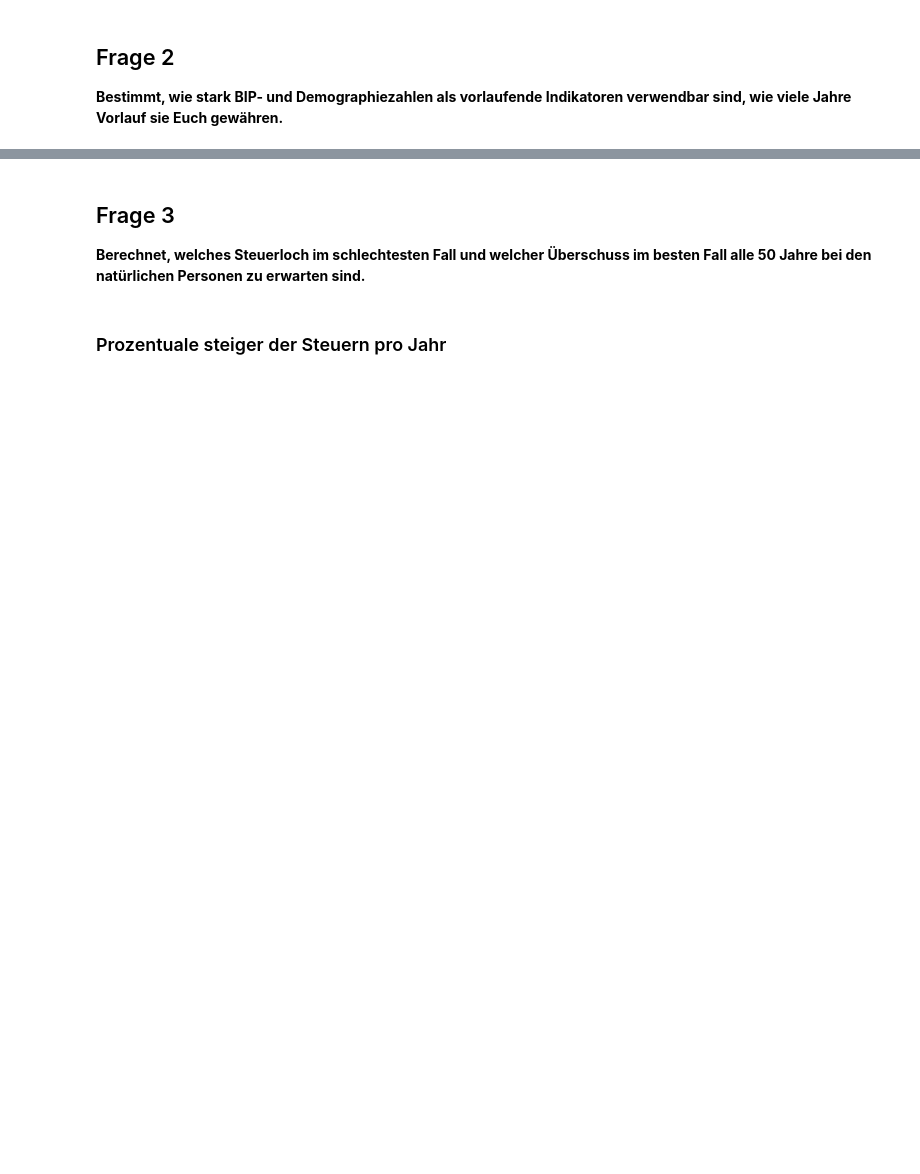
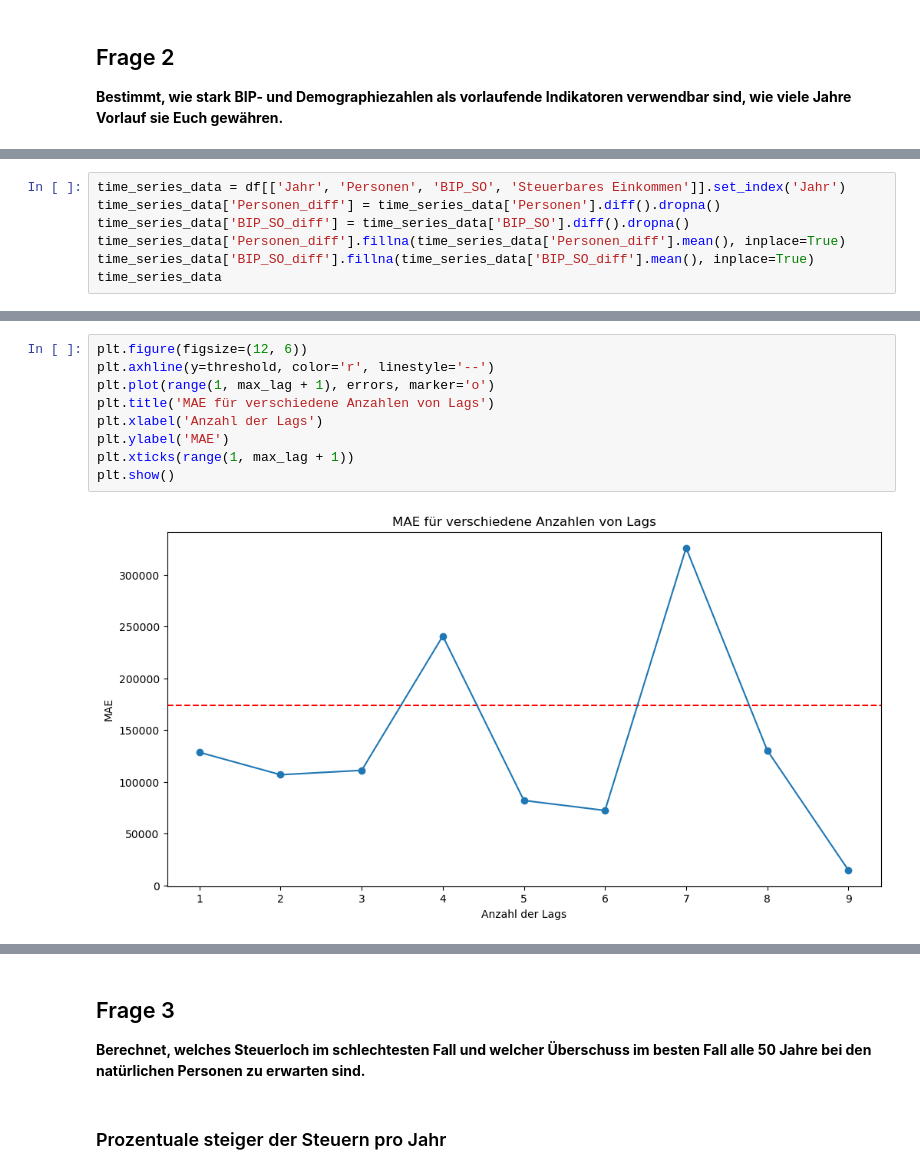
Before and after one commit to alexschillingfhnw/spz-omc, a Jupyter notebook: Notebooks/omc_sonnenberg.ipynb, the cells around one changed output, grey strips where cells are left out. Cells and saved outputs as stored; diff of their text form; blank space fills up the shorter version.

```diff
--- a/Notebooks/omc_sonnenberg.ipynb
+++ b/Notebooks/omc_sonnenberg.ipynb
@@ -515,0 +530,7 @@ Wir sehen dass auf einen 5 Jahres Lag das BIP_SO aussagekräftiger ist als die P
+# %%
+time_series_data = df[['Jahr', 'Personen', 'BIP_SO', 'Steuerbares Einkommen']].set_index('Jahr')
+time_series_data['Personen_diff'] = time_series_data['Personen'].diff().dropna()
+time_series_data['BIP_SO_diff'] = time_series_data['BIP_SO'].diff().dropna()
+time_series_data['Personen_diff'].fillna(time_series_data['Personen_diff'].mean(), inplace=True)
+time_series_data['BIP_SO_diff'].fillna(time_series_data['BIP_SO_diff'].mean(), inplace=True)
+time_series_data
@@ -515,0 +594,11 @@ Wir sehen dass auf einen 5 Jahres Lag das BIP_SO aussagekräftiger ist als die P
+# %%
+plt.figure(figsize=(12, 6))
+plt.axhline(y=threshold, color='r', linestyle='--')
+plt.plot(range(1, max_lag + 1), errors, marker='o')
+plt.title('MAE für verschiedene Anzahlen von Lags')
+plt.xlabel('Anzahl der Lags')
+plt.ylabel('MAE')
+plt.xticks(range(1, max_lag + 1))
+plt.show()
+# %% [output]
+[figure, added]
```
Also changed, not shown: parts of 53 cells of this notebook.
